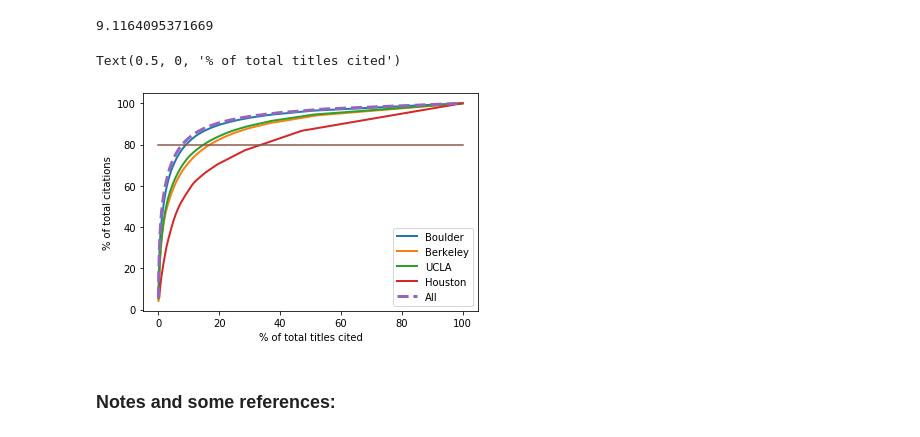
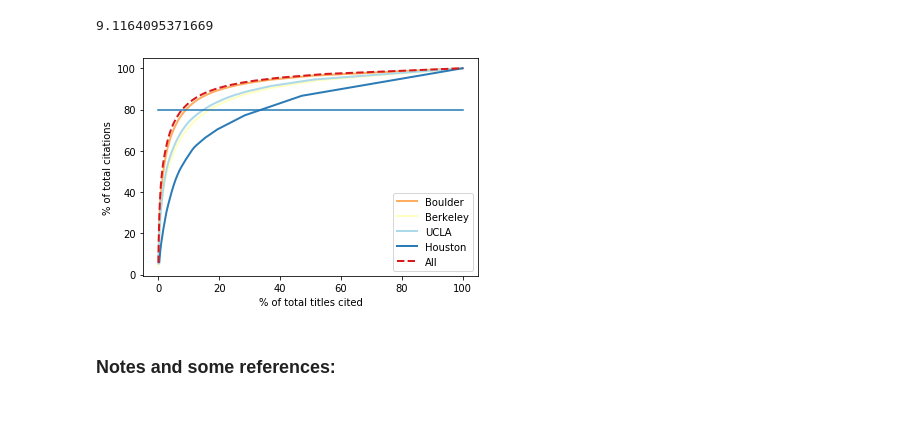
Before and after one commit to samteplitzky/Earth-Science-Citation-Replication-Project, a Jupyter notebook: Citation_Data_Analysis_All_Institutions.ipynb, the cells around one changed output. Drawn from its saved outputs; the diff is of its cells as text; code cells hidden in the pictures.

```diff
--- a/Citation_Data_Analysis_All_Institutions.ipynb
+++ b/Citation_Data_Analysis_All_Institutions.ipynb
@@ -845,24 +845,31 @@ pctile_cub
 # %% [output]
 9.1164095371669
 # %%
-plt.plot('titlepct', 'citationpct', data=citedRefsMeta_cub_count, linewidth=2, label = 'Boulder')
-plt.plot('titlepct', 'citationpct', data=citedRefsMeta_ucb_count, linewidth=2, label = 'Berkeley')
-plt.plot('titlepct', 'citationpct', data=citedRefsMeta_ucla_count, linewidth=2, label = 'UCLA')
-plt.plot('titlepct', 'citationpct', data=citedRefsMeta_uh_count, linewidth=2, label = 'Houston')
-plt.plot('titlepct', 'citationpct', data=citedRefsMeta_count, linewidth=3, ls='--', label = 'All')
 
+plt.plot('titlepct', 'citationpct', data=citedRefsMeta_cub_count, linewidth=2, color='#fdae61', label = 'Boulder')
+plt.plot('titlepct', 'citationpct', data=citedRefsMeta_ucb_count, linewidth=2, color='#ffffbf', label = 'Berkeley')
+plt.plot('titlepct', 'citationpct', data=citedRefsMeta_ucla_count, linewidth=2, color='#abd9e9',  label = 'UCLA')
+plt.plot('titlepct', 'citationpct', data=citedRefsMeta_uh_count, linewidth=2, color='#2c7bb6', label = 'Houston')
+plt.plot('titlepct', 'citationpct', data=citedRefsMeta_count, linewidth=2, ls='--', color='#d7191c', label = 'All')
+
+#d7191c all
+#fdae61 boulder
+#ffffbf berkeley
+#abd9e9 ucla
+#2c7bb6 houston
 
 plt.legend()
 x_coordinates = [0, 100]
 y_coordinates = [80, 80]
 
 plt.plot(x_coordinates, y_coordinates)
 
 plt.ylabel('% of total citations')
 plt.xlabel('% of total titles cited')
+
+plt.savefig('8020.png', dpi=300)
 # %% [output]
-Text(0.5, 0, '% of total titles cited')
-[figure, old version]
+[figure, new version]
 # %% [markdown]
 ### Notes and some references:
 # %% [markdown]
```
Also changed, not shown: parts of 14 cells of this notebook, 1 other file.
